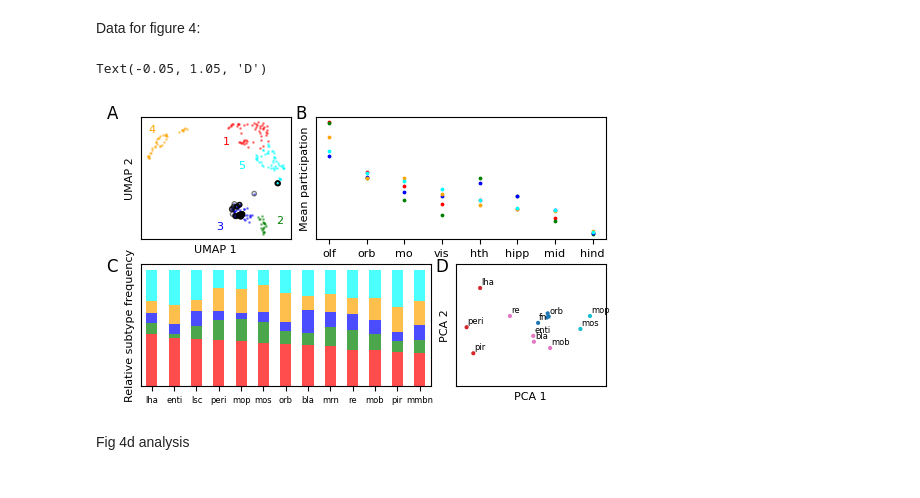
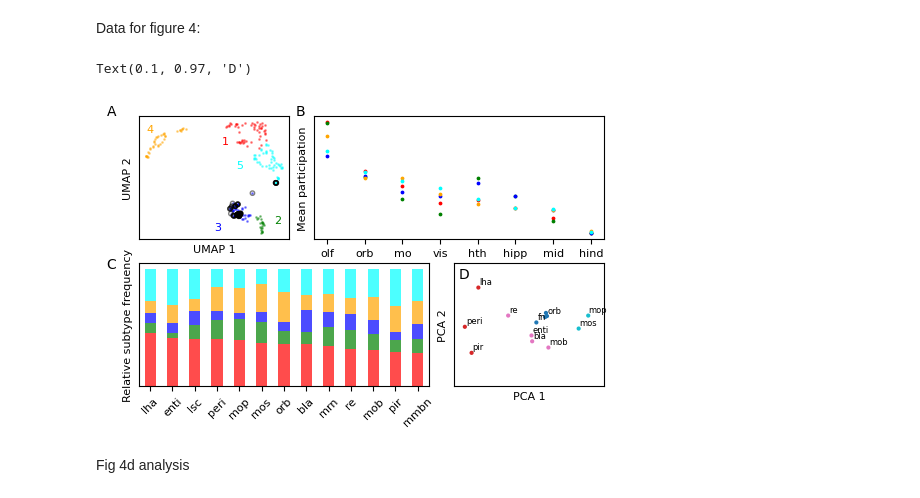
Before and after one commit to csndl-iitd/srg-tes-epilepsy-models, a Jupyter notebook: analysis/notebooks/Analyse fig_March_26.ipynb, the cells around one changed output. Drawn from its saved outputs; the diff is of its cells as text; code cells hidden in the pictures.

```diff
--- a/analysis/notebooks/Analyse fig_March_26.ipynb
+++ b/analysis/notebooks/Analyse fig_March_26.ipynb
@@ -964,7 +964,7 @@ data_b.plot(kind='bar',color=colors,ax=ax3, stacked=True,alpha=0.7,fontsize=8)
 #turn legend off
 ax3.legend().set_visible(False)
 # set xlabels
-ax3.set_xticklabels(data_b.index, fontsize=6)
+ax3.set_xticklabels(data_b.index, fontsize=8,rotation=45)
 # set y label
 ax3.set_ylabel('Relative subtype frequency', fontsize=8)
 
@@ -1007,40 +1007,43 @@ reducer_pca.fit(data_d.values)
 clu_tf_pca=reducer_pca.transform(data_d.values)
 #apply kmeans
 kmeans_pl = KMeans(n_clusters=4, random_state=42)
 clus_pl = kmeans_pl.fit_predict(clu_tf_pca)
 #scatter plot
 ax4.scatter(clu_tf_pca[:,0],clu_tf_pca[:,1],c=clus_pl,cmap='tab10',s=4)
 for i, label in enumerate(nw_lbl):
     if label=='lsc' or label=='mrn':
         continue
+    elif label=='mop':
+        ax4.text(clu_tf_pca[i,0], clu_tf_pca[i,1]+0.08, label, fontsize=6)
+
     else:
         ax4.text(clu_tf_pca[i,0]+0.02, clu_tf_pca[i,1]+0.08, label, fontsize=6)
 ax4.set_xlim(-1.5,1.5)
 ax4.set_ylim(-1.5,1.5)
 ax4.set_xlabel('PCA 1',fontsize=8)
 ax4.set_ylabel('PCA 2',fontsize=8)
 
 
 #panel A
 ax1.text(-0.15, 1.1, "A", transform=ax1.transAxes,
-         fontsize=12, va="top", ha="right")
+         fontsize=10, va="top", ha="right")
 
 
 
 # Panel B
 ax2.text(-0.03, 1.1, "B", transform=ax2.transAxes,
-         fontsize=12, va="top", ha="right")
+         fontsize=10, va="top", ha="right")
 
 # Panel C
 ax3.text(-0.08, 1.05, "C", transform=ax3.transAxes,
-         fontsize=12, va="top", ha="right")
+         fontsize=10, va="top", ha="right")
 
 #panel D
-ax4.text(-0.05, 1.05, "D", transform=ax4.transAxes,
-         fontsize=12, va="top", ha="right")
+ax4.text(0.1, 0.97, "D", transform=ax4.transAxes,
+         fontsize=10, va="top", ha="right")
 # %% [output]
-Text(-0.05, 1.05, 'D')
+Text(0.1, 0.97, 'D')
-[figure, old version]
+[figure, new version]
 # %% [markdown]
 Fig 4d analysis
 # %% [markdown]
```
Also changed, not shown: parts of 3 cells of this notebook.
